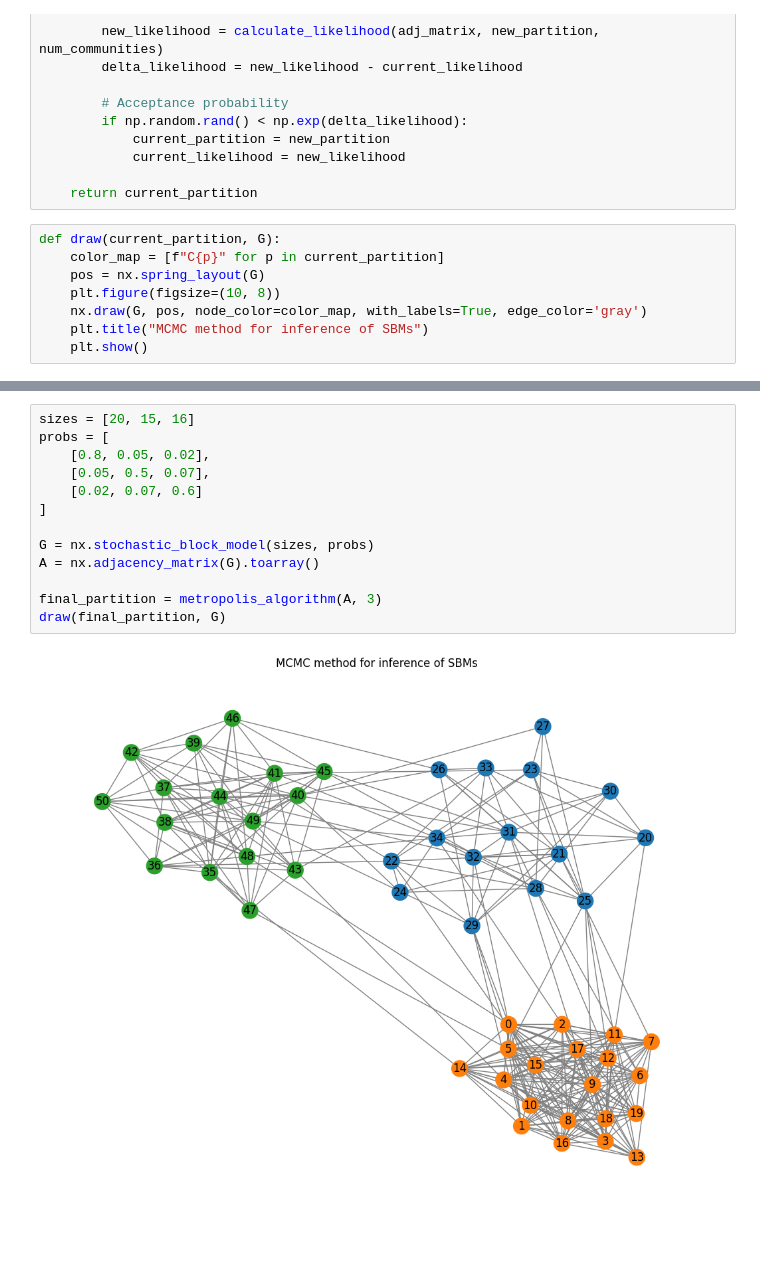
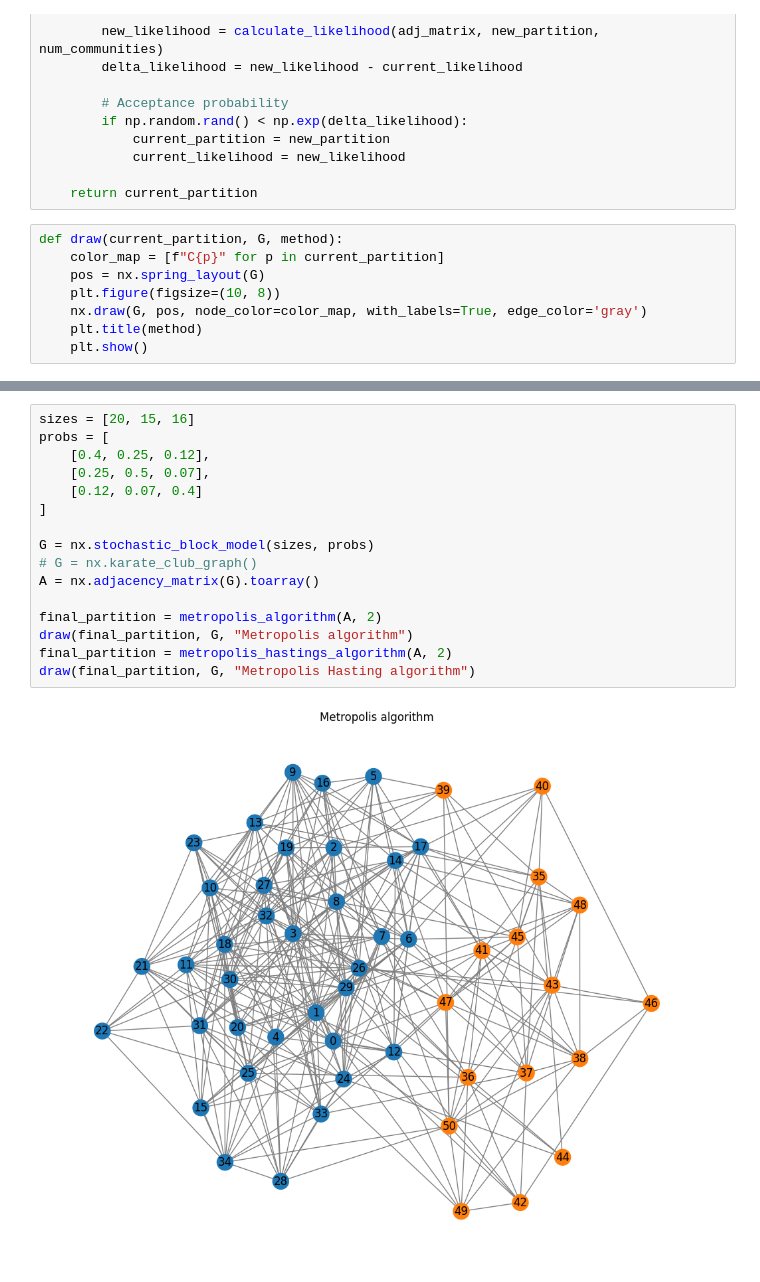
Before and after one commit to timothewt/AdvancedGraphClustering, a Jupyter notebook: notebooks/monte_carlo_markov_chain.ipynb, the cells around one changed output, grey strips where cells are left out. Saved outputs shown, nothing was run; the diff lists cells and outputs as text; blank space fills up the shorter version.

Commit message:
Metropolis Hasting

```diff
--- a/notebooks/monte_carlo_markov_chain.ipynb
+++ b/notebooks/monte_carlo_markov_chain.ipynb
@@ -72,10 +72,10 @@ def metropolis_algorithm(adj_matrix, num_communities, num_iterations=10000, cool
 
     return current_partition
 # %%
-def draw(current_partition, G):
+def draw(current_partition, G, method):
     color_map = [f"C{p}" for p in current_partition]
     pos = nx.spring_layout(G)
     plt.figure(figsize=(10, 8))
     nx.draw(G, pos, node_color=color_map, with_labels=True, edge_color='gray')
-    plt.title("MCMC method for inference of SBMs")
+    plt.title(method)
     plt.show()
@@ -82,15 +128,18 @@ def draw(current_partition, G):
 # %%
 sizes = [20, 15, 16]
 probs = [
-    [0.8, 0.05, 0.02],
-    [0.05, 0.5, 0.07],
-    [0.02, 0.07, 0.6]
+    [0.4, 0.25, 0.12],
+    [0.25, 0.5, 0.07],
+    [0.12, 0.07, 0.4]
 ]
 
 G = nx.stochastic_block_model(sizes, probs)
+# G = nx.karate_club_graph()
 A = nx.adjacency_matrix(G).toarray()
 
-final_partition = metropolis_algorithm(A, 3)
-draw(final_partition, G)
+final_partition = metropolis_algorithm(A, 2)
+draw(final_partition, G, "Metropolis algorithm")
+final_partition = metropolis_hastings_algorithm(A, 2)
+draw(final_partition, G, "Metropolis Hasting algorithm")
 # %% [output]
-[figure, old version]
+[figure, new version]
```
Also changed, not shown: parts of 3 cells of this notebook.
